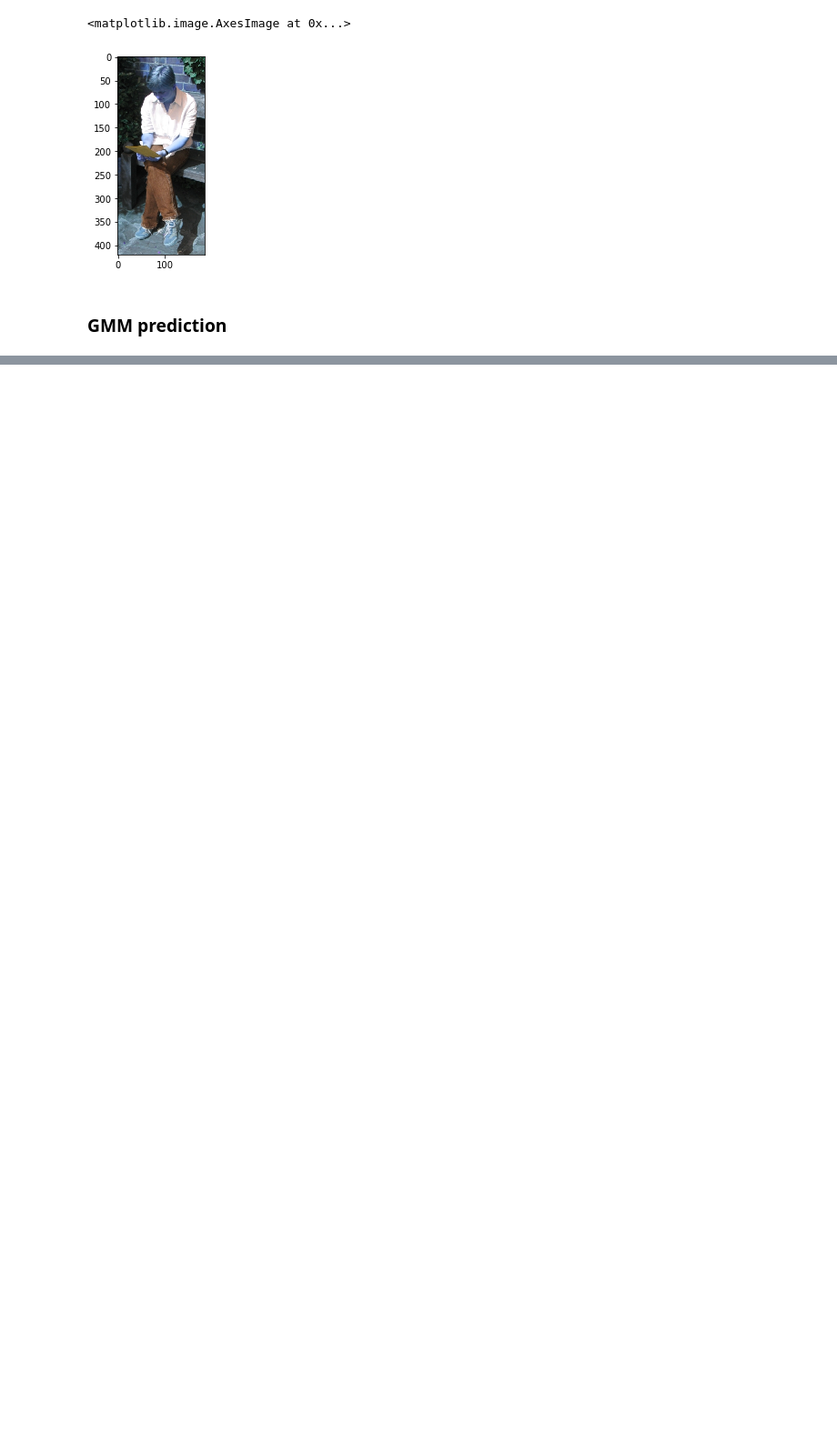
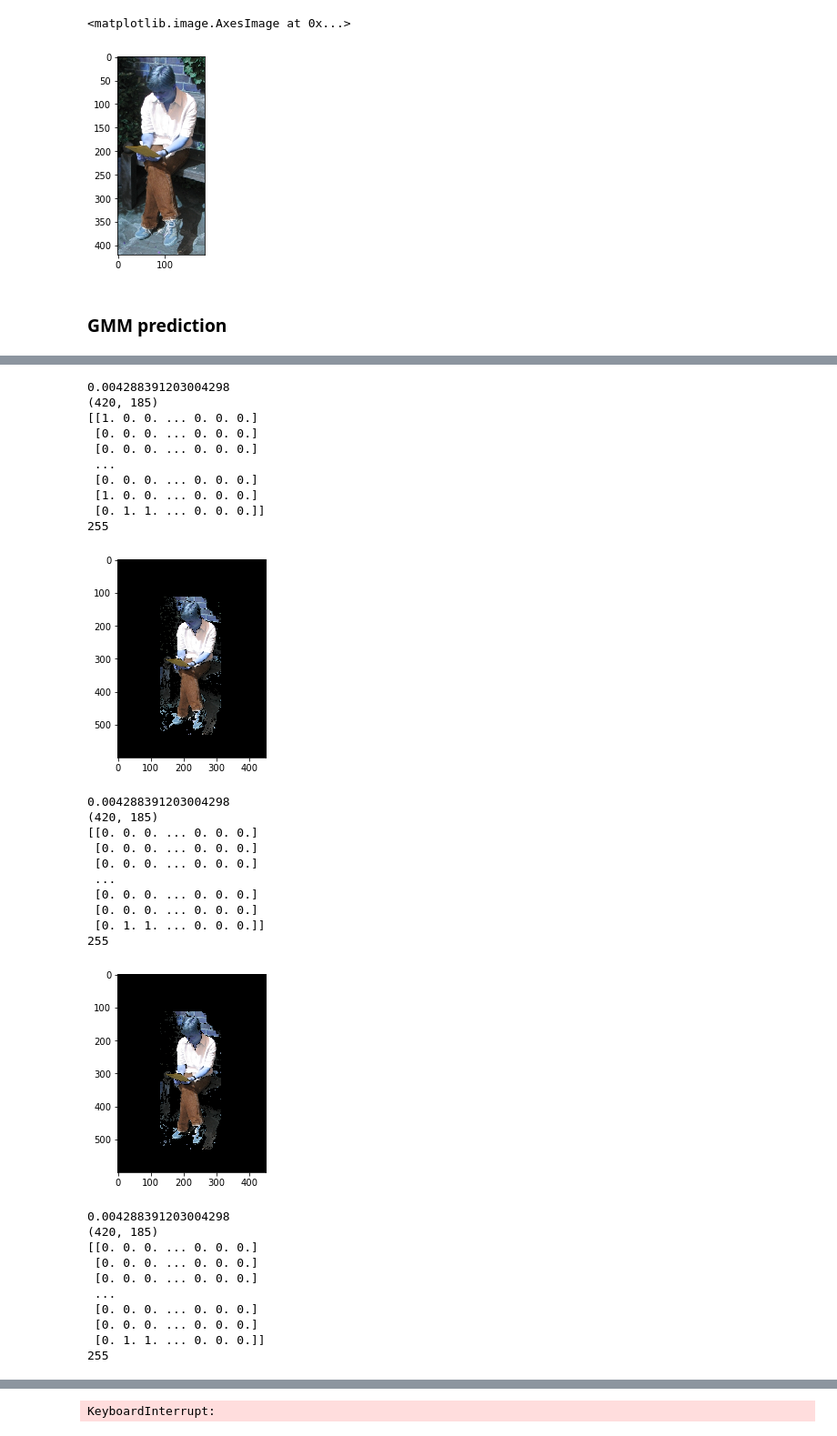
Before and after one commit to RahulSajnani/Computer-vision, a Jupyter notebook: 20171056_Assignment3/20171056_Assignment3.ipynb, the cells around one changed output, grey strips where cells are left out. Shown at 91% size. Drawn from its saved outputs; the diff is of its cells as text; code cells hidden in the pictures; blank space fills up the shorter version.

```diff
--- a/20171056_Assignment3/20171056_Assignment3.ipynb
+++ b/20171056_Assignment3/20171056_Assignment3.ipynb
@@ -186,11 +243,9 @@ if __name__ == "__main__":
 # %%
     cropped_image = image[int(bbox[1]):int(bbox[3]), int(bbox[0]):int(bbox[2])]
 
-    mask = np.zeros((image.shape[0], image.shape[1]))
-    mask[int(bbox[1]):int(bbox[3]), int(bbox[0]):int(bbox[2])] = 1
 
-    print(mask.shape)
-    mask = (mask == 1)
+#     print(mask.shape)
+#     mask = (mask == 1)
 
     print(cropped_image.shape)
     plt.imshow(cropped_image, cmap = 'gray')
@@ -218,0 +258,69 @@ if __name__ == "__main__":
+# %%
+    mask = np.zeros((image.shape[0], image.shape[1]))
+    mask[int(bbox[1]):int(bbox[3]), int(bbox[0]):int(bbox[2])] = 1
+
+    x1 = int(bbox[0])
+    x2 = int(bbox[2])
+    y1 = int(bbox[1])
+    y2 = int(bbox[3])
+    gamma = 50
+    lambda_value = 0.1
+    for i in range(10):
+
+
+        mask = mask == 1
+        n_components = 5
+        image_fg_gmm, image_visualization_fg = GMMPrediction(image, mask, n_components)
+        image_bg_gmm, image_visualization_bg = GMMPrediction(image, ~mask, n_components)
+        g_image = generate_image_graph(cropped_image, image_fg_gmm[y1:y2, x1:x2], image_bg_gmm[y1:y2, x1:x2], gamma)
+        #g_image = generate_image_graph(image, image_fg_gmm, image_bg_gmm, gamma)
+
+        partition_1, partition_2 = g_image.st_mincut(0, cropped_image.shape[0]*cropped_image.shape[1] + 1, g_image.es['weight'])
+        #partition_1, partition_2 = g_image.st_mincut(0, image.shape[0]*image.shape[1] + 1, g_image.es['weight'])
+
+        mask = update_mask(image, partition_1, bbox)
+        print(mask[y1:y2,x1:x2])
+        #mask = update_mask_image(image, partition_1, bbox)
+        imageMasked = np.zeros(image.shape)
+        mask = mask.astype(int)
+        imageMasked[ :, :, 0] = image[ :, :, 0] * mask
+        imageMasked[ :, :, 1] = image[ :, :, 1] * mask
+        imageMasked[ :, :, 2] = image[ :, :, 2] * mask
+        imageMasked = imageMasked.astype(int)
+        print(np.max(image))
+        #plt.figure()
+        plt.imshow(imageMasked)
+        plt.show()
+# %% [output]
+0.004288391203004298
+(420, 185)
+[[1. 0. 0. ... 0. 0. 0.]
+ [0. 0. 0. ... 0. 0. 0.]
+ [0. 0. 0. ... 0. 0. 0.]
+ ...
+ [0. 0. 0. ... 0. 0. 0.]
+ [1. 0. 0. ... 0. 0. 0.]
+ [0. 1. 1. ... 0. 0. 0.]]
+255
+[figure, added]
+0.004288391203004298
+(420, 185)
+[[0. 0. 0. ... 0. 0. 0.]
+ [0. 0. 0. ... 0. 0. 0.]
+ [0. 0. 0. ... 0. 0. 0.]
+ ...
+ [0. 0. 0. ... 0. 0. 0.]
+ [0. 0. 0. ... 0. 0. 0.]
+ [0. 1. 1. ... 0. 0. 0.]]
+255
+[figure, added]
+0.004288391203004298
+(420, 185)
+[[0. 0. 0. ... 0. 0. 0.]
+ [0. 0. 0. ... 0. 0. 0.]
+ [0. 0. 0. ... 0. 0. 0.]
+ ...
+ [0. 0. 0. ... 0. 0. 0.]
+ [0. 0. 0. ... 0. 0. 0.]
+ [0. 1. 1. ... 0. 0. 0.]]
+255
@@ -218,0 +339 @@ if __name__ == "__main__":
+KeyboardInterrupt:
```
Also changed, not shown: parts of 6 cells of this notebook, 1 other file.
